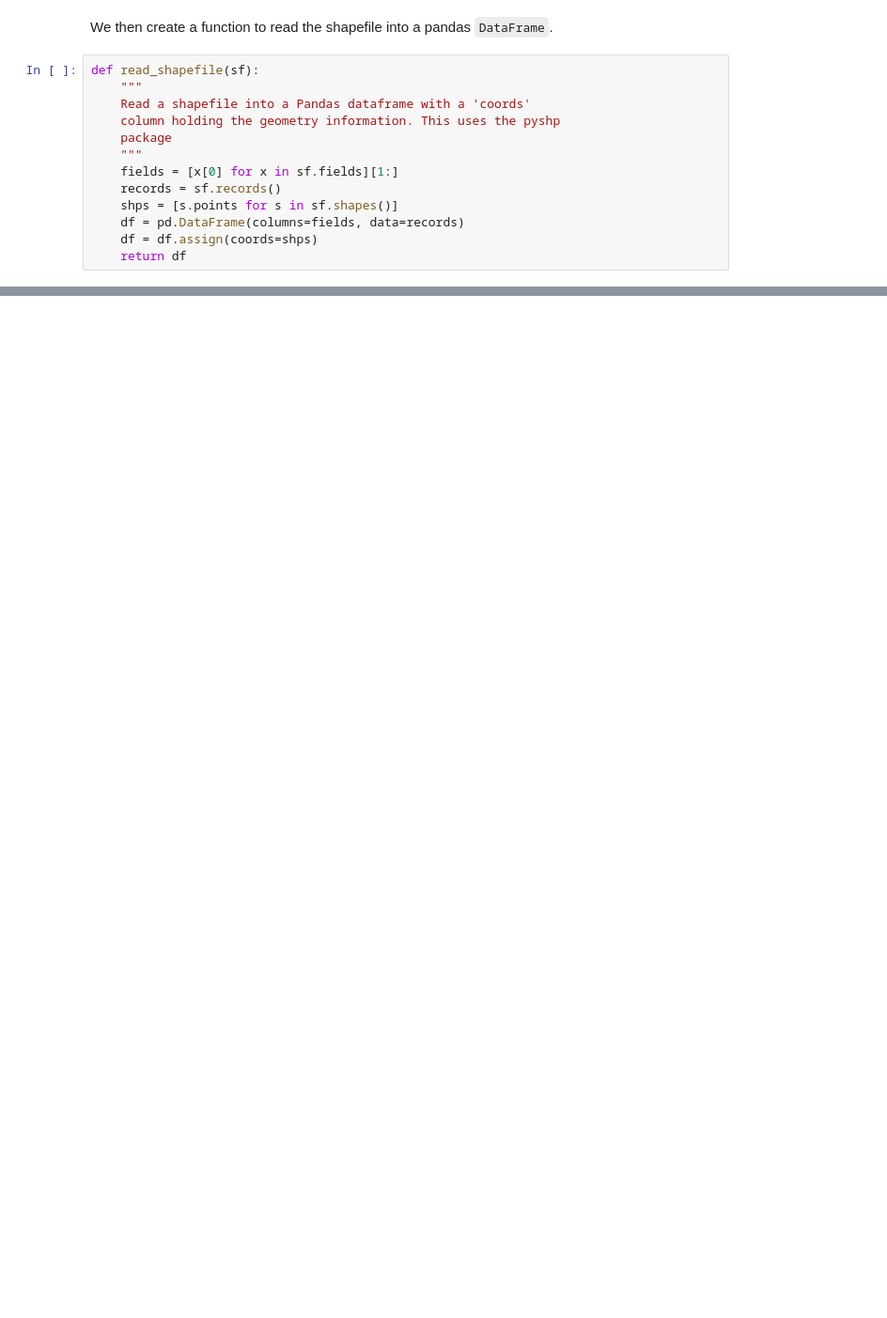
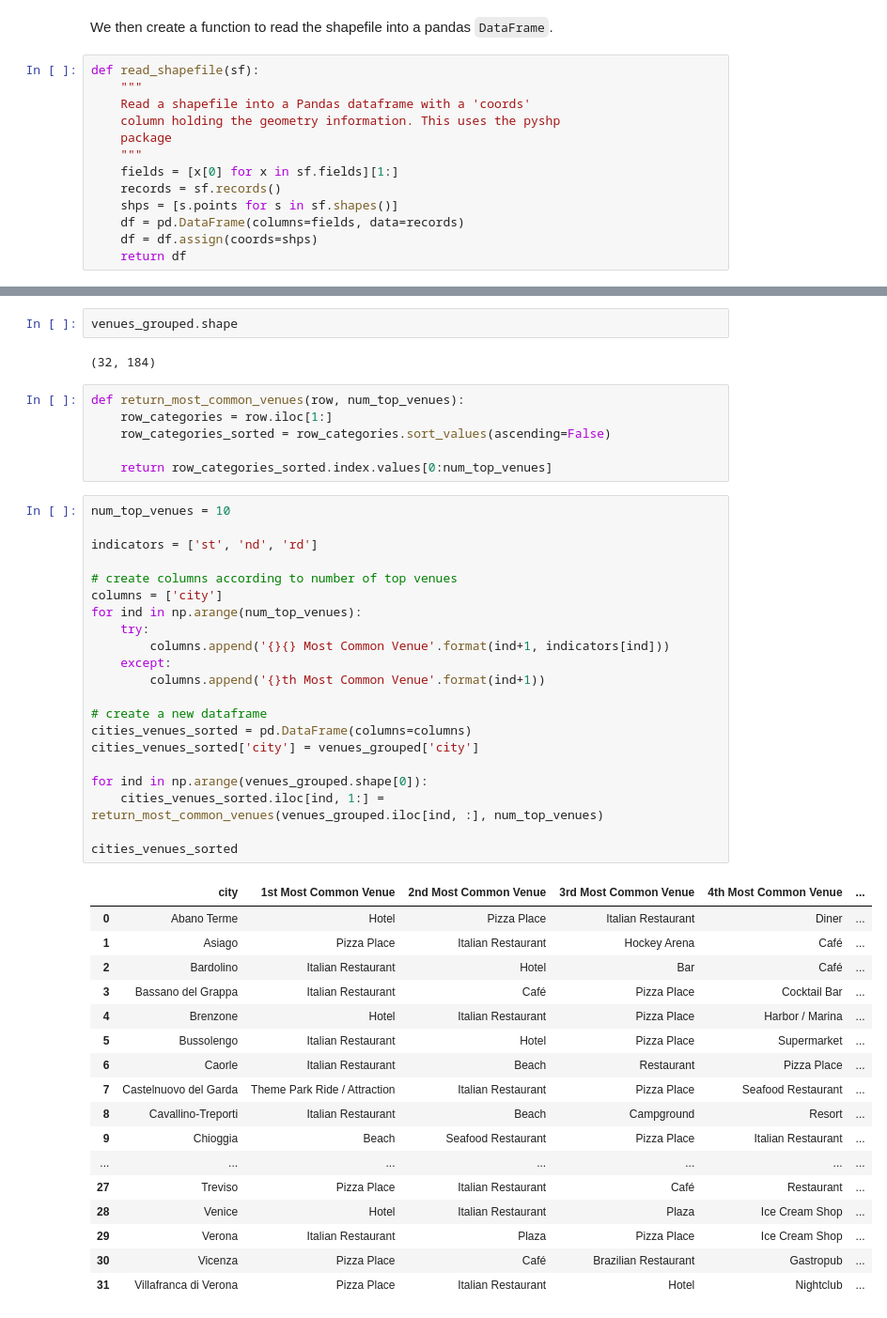
Before and after one commit to themien/Veneto_DOCG, a Jupyter notebook: exploration.ipynb, the cells around one changed output, grey strips where cells are left out. Shown at 94% size. Drawn from its saved outputs; the diff is of its cells as text; blank space fills up the shorter version.

```diff
--- a/exploration.ipynb
+++ b/exploration.ipynb
@@ -84,0 +395,49 @@ shape2json(shp_path, outfile="data/veneto_docg.json", country='Italy')
+# %%
+venues_grouped.shape
+# %% [output]
+(32, 184)
+# %%
+def return_most_common_venues(row, num_top_venues):
+    row_categories = row.iloc[1:]
+    row_categories_sorted = row_categories.sort_values(ascending=False)
+
+    return row_categories_sorted.index.values[0:num_top_venues]
+# %%
+num_top_venues = 10
+
+indicators = ['st', 'nd', 'rd']
+
+# create columns according to number of top venues
+columns = ['city']
+for ind in np.arange(num_top_venues):
+    try:
+        columns.append('{}{} Most Common Venue'.format(ind+1, indicators[ind]))
+    except:
+        columns.append('{}th Most Common Venue'.format(ind+1))
+
+# create a new dataframe
+cities_venues_sorted = pd.DataFrame(columns=columns)
+cities_venues_sorted['city'] = venues_grouped['city']
+
+for ind in np.arange(venues_grouped.shape[0]):
+    cities_venues_sorted.iloc[ind, 1:] = return_most_common_venues(venues_grouped.iloc[ind, :], num_top_venues)
+
+cities_venues_sorted
+# %% [output]
+|  | city | 1st Most Common Venue | 2nd Most Common Venue | 3rd Most Common Venue | 4th Most Common Venue | ... |
+| 0 | Abano Terme | Hotel | Pizza Place | Italian Restaurant | Diner | ... |
+| 1 | Asiago | Pizza Place | Italian Restaurant | Hockey Arena | Café | ... |
+| 2 | Bardolino | Italian Restaurant | Hotel | Bar | Café | ... |
+| 3 | Bassano del Grappa | Italian Restaurant | Café | Pizza Place | Cocktail Bar | ... |
+| 4 | Brenzone | Hotel | Italian Restaurant | Pizza Place | Harbor / Marina | ... |
+| 5 | Bussolengo | Italian Restaurant | Hotel | Pizza Place | Supermarket | ... |
+| 6 | Caorle | Italian Restaurant | Beach | Restaurant | Pizza Place | ... |
+| 7 | Castelnuovo del Garda | Theme Park Ride / Attraction | Italian Restaurant | Pizza Place | Seafood Restaurant | ... |
+| 8 | Cavallino-Treporti | Italian Restaurant | Beach | Campground | Resort | ... |
+| 9 | Chioggia | Beach | Seafood Restaurant | Pizza Place | Italian Restaurant | ... |
+| ... | ... | ... | ... | ... | ... | ... |
+| 27 | Treviso | Pizza Place | Italian Restaurant | Café | Restaurant | ... |
+| 28 | Venice | Hotel | Italian Restaurant | Plaza | Ice Cream Shop | ... |
+| 29 | Verona | Italian Restaurant | Plaza | Pizza Place | Ice Cream Shop | ... |
+| 30 | Vicenza | Pizza Place | Café | Brazilian Restaurant | Gastropub | ... |
+| 31 | Villafranca di Verona | Pizza Place | Italian Restaurant | Hotel | Nightclub | ... |
```
Also changed, not shown: parts of 61 cells of this notebook, 8 other files.
